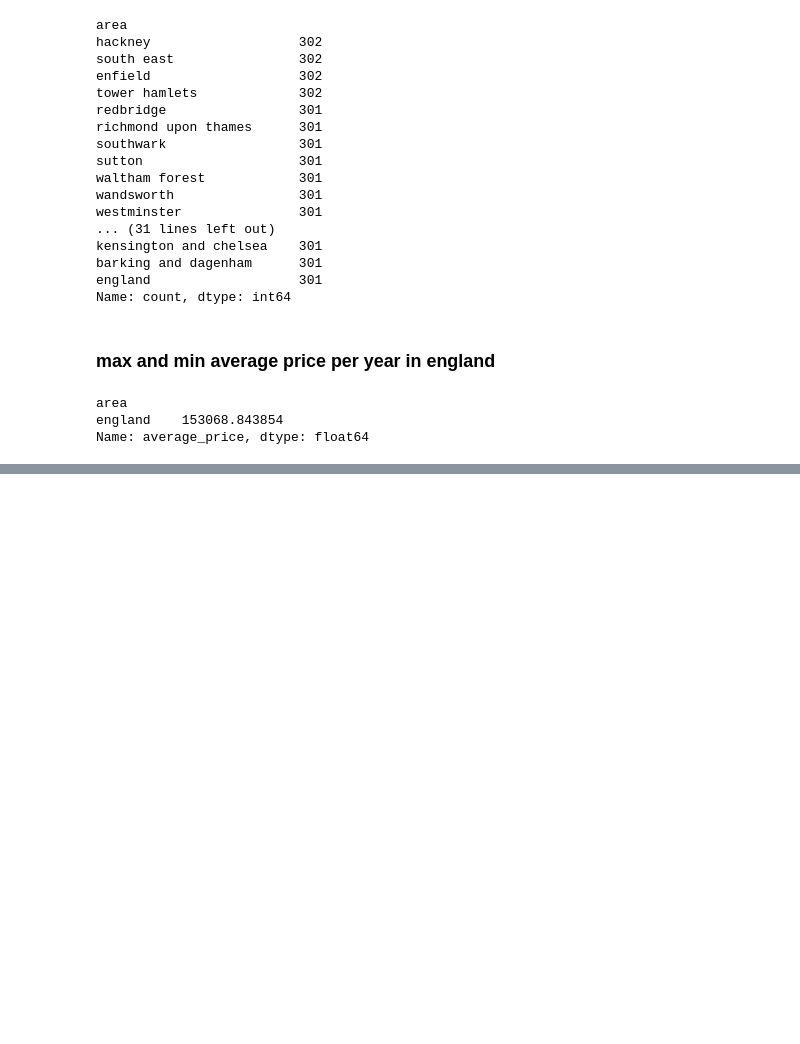
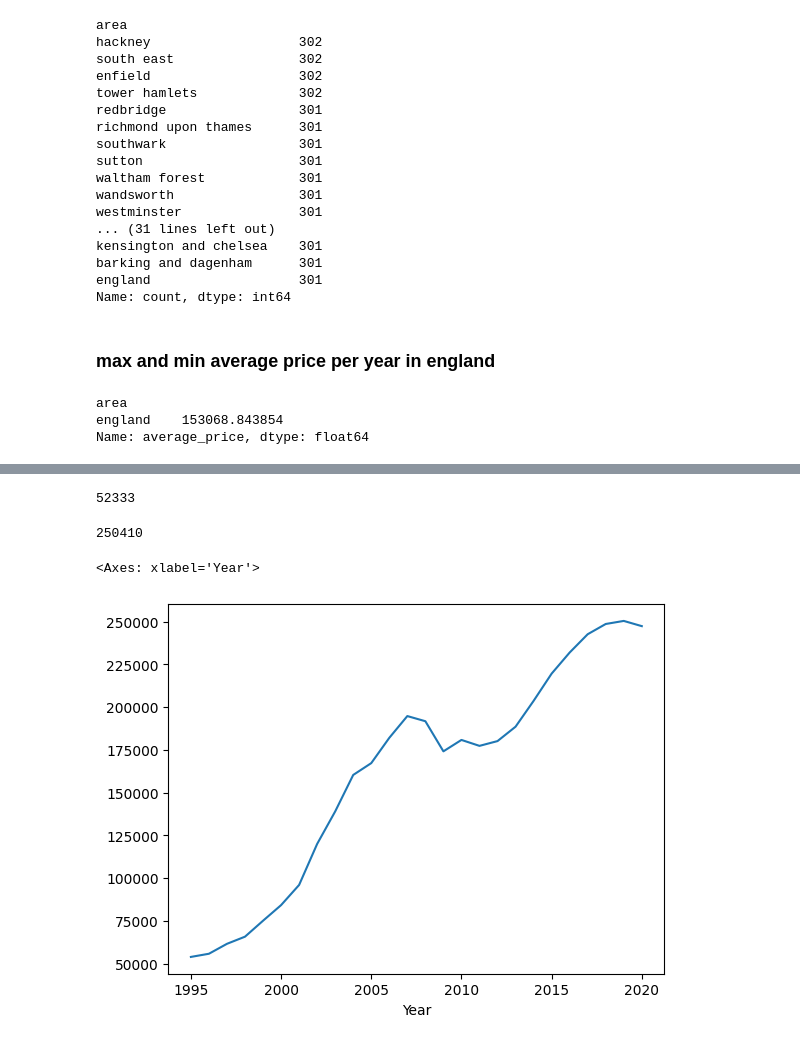
Before and after one commit to Abhishek191191/London-Housing, a Jupyter notebook: Analysis Code.ipynb, the cells around one changed output, grey strips where cells are left out. Drawn from its saved outputs; the diff is of its cells as text; code cells hidden in the pictures; blank space fills up the shorter version.

```diff
--- a/Analysis Code.ipynb
+++ b/Analysis Code.ipynb
@@ -148,3 +148,5 @@ england_avg_price
 area
 england    153068.843854
 Name: average_price, dtype: float64
+# %%
+df1 = data[data['area'] == 'england']
@@ -150,0 +162,13 @@ Name: average_price, dtype: float64
+# %%
+df1['average_price'].min()
+# %% [output]
+52333
+# %%
+df1['average_price'].max()
+# %% [output]
+250410
+# %%
+df1.groupby('Year').average_price.max().plot()
+# %% [output]
+<Axes: xlabel='Year'>
+[figure, added]
```
Also changed, not shown: parts of 8 cells of this notebook.
